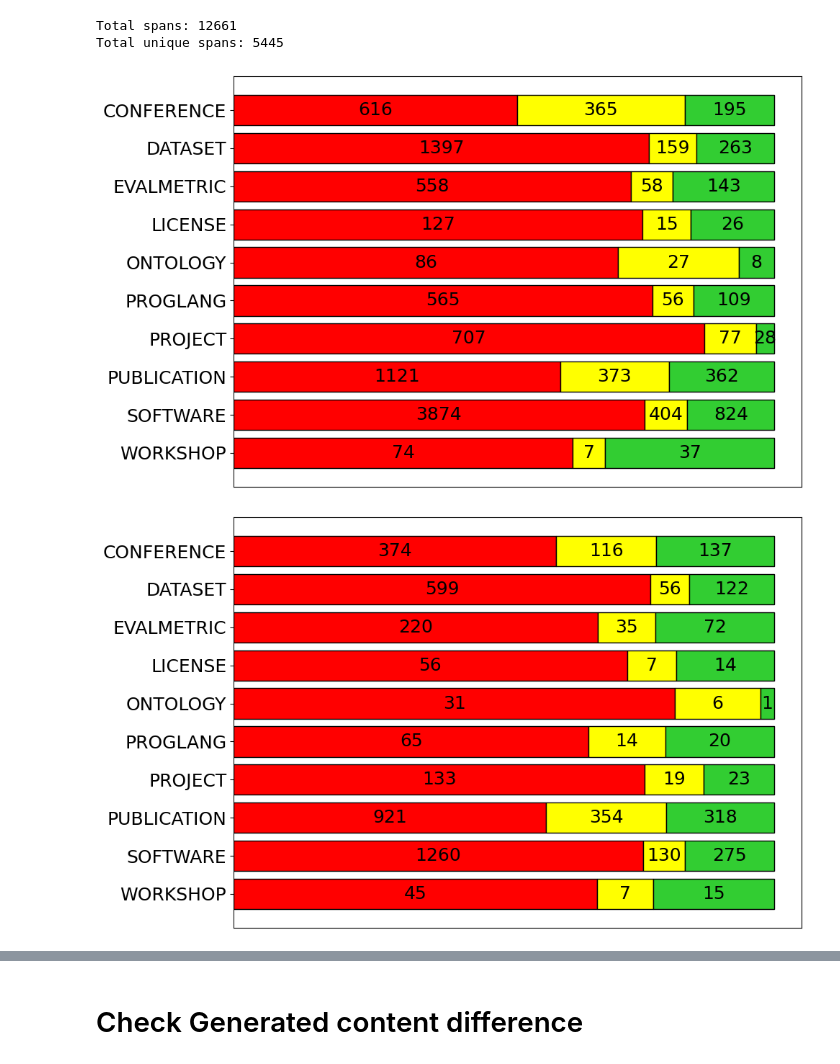
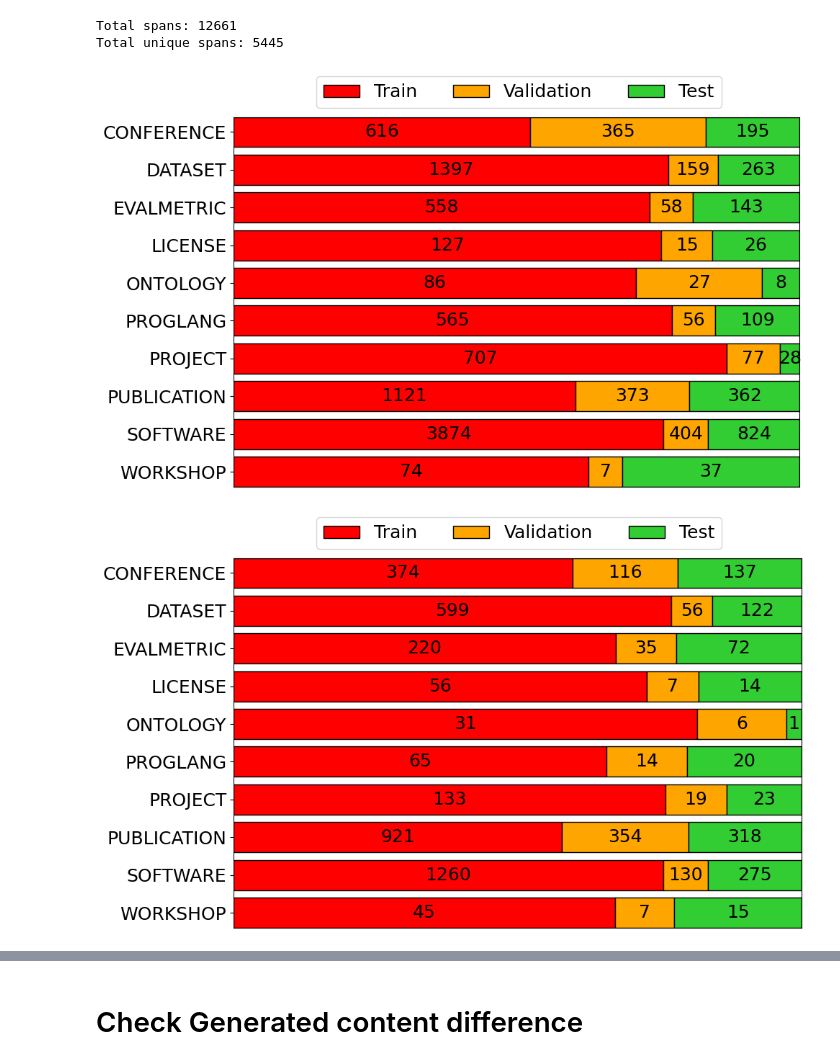
Before and after one commit to chenzongxiong/readme2kg-exp, a Jupyter notebook: dataset-stats.ipynb, the cells around one changed output, grey strips where cells are left out. Drawn from its saved outputs; the diff is of its cells as text; code cells hidden in the pictures.

```diff
--- a/dataset-stats.ipynb
+++ b/dataset-stats.ipynb
@@ -152,14 +152,17 @@ fig, ax = plt.subplots(figsize=(10, 6))
 y_pos = range(len(classes))
 
 # Bar colors
-colors = ['red', 'yellow', 'limegreen']
-
+colors = ['red', 'orange', 'limegreen']
 # Draw stacked horizontal bars
 for i, (train, val, test) in enumerate(values):
+  if i == 0:
+    ax.barh(i, train, color=colors[0], edgecolor='black', label='Train')
+    ax.barh(i, val, left=train, color=colors[1], edgecolor='black', label='Validation')
+    ax.barh(i, test, left=train + val, color=colors[2], edgecolor='black', label='Test')
+  else:
     ax.barh(i, train, color=colors[0], edgecolor='black')
     ax.barh(i, val, left=train, color=colors[1], edgecolor='black')
     ax.barh(i, test, left=train + val, color=colors[2], edgecolor='black')
-
 # Add text labels as percentages
 for i, (train, val, test) in enumerate(values):
     ax.text(train / 2, i, f"{raw_values[i][0]}", va='center', ha='center', fontsize=18, color='black')
@@ -169,21 +172,19 @@ for i, (train, val, test) in enumerate(values):
 # Formatting
 ax.set_yticks(y_pos)
 ax.set_yticklabels(classes, fontsize=18)
-ax.invert_yaxis()
 ax.xaxis.set_visible(False)
 
-# ax.set_xlim(0, 1)
-# ax.set_xlabel('Spans', fontsize=18)
-# ax.set_title('Text Span Distribution (Train / Val / Test)', fontsize=16)
-ax.tick_params(axis='x', labelsize=18)
-# Legend
-# patches = [plt.Rectangle((0, 0), 1, 1, color=c) for c in colors]
-# ax.legend(patches, ['Train', 'Val', 'Test'], loc='lower right', fontsize=14)
+ax.set_xlim(0, 1)
+ax.set_ylim(-0.4, len(classes)-0.6)
+ax.invert_yaxis()
+
+ax.legend(ncols=len(category_names), bbox_to_anchor=(0.13, 1),
+            loc='best', fontsize=18, frameon=True)
 
 plt.tight_layout()
-plt.savefig('span_distribution.png', dpi=300)
+plt.savefig('span_distribution.pdf', dpi=300)
 # %% [output]
-[figure, old version]
+[figure, new version]
 # %%
 import matplotlib.pyplot as plt
 
@@ -213,38 +214,50 @@ fig, ax = plt.subplots(figsize=(10, 6))
 y_pos = range(len(classes))
 
 # Bar colors
-colors = ['red', 'yellow', 'limegreen']
+colors = ['red', 'orange', 'limegreen']
 
 # Draw stacked horizontal bars
 for i, (train, val, test) in enumerate(values):
+  if i == 0:
+    ax.barh(i, train, color=colors[0], edgecolor='black', label='Train')
+    ax.barh(i, val, left=train, color=colors[1], edgecolor='black', label='Validation')
+    ax.barh(i, test, left=train + val, color=colors[2], edgecolor='black', label='Test')
+  else:
     ax.barh(i, train, color=colors[0], edgecolor='black')
     ax.barh(i, val, left=train, color=colors[1], edgecolor='black')
     ax.barh(i, test, left=train + val, color=colors[2], edgecolor='black')
 
 # Add text labels as percentages
 for i, (train, val, test) in enumerate(values):
     ax.text(train / 2, i, f"{raw_values[i][0]}", va='center', ha='center', fontsize=18, color='black')
     ax.text(train + val / 2, i, f"{raw_values[i][1]}", va='center', ha='center', fontsize=18)
     ax.text(train + val + test / 2, i, f"{raw_values[i][2]}", va='center', ha='center', fontsize=18, color='black')
 
 # Formatting
 ax.set_yticks(y_pos)
 ax.set_yticklabels(classes, fontsize=18)
+# ax.invert_yaxis()
+# ax.set_xlim(0, 1)
+
+ax.set_xlim(0, 1)
+ax.set_ylim(-0.4, len(classes)-0.6)
 ax.invert_yaxis()
-# ax.set_xlim(0, 1)
+
 # ax.set_xlabel('Spans', fontsize=18)
 # ax.set_title('Text Span Distribution (Train / Val / Test)', fontsize=16)
 ax.tick_params(axis='x', labelsize=14)
 ax.xaxis.set_visible(False)
 
 # Legend
 # patches = [plt.Rectangle((0, 0), 1, 1, color=c) for c in colors]
 # ax.legend(patches, ['Train', 'Val', 'Test'], loc='lower right', fontsize=14)
 
+ax.legend(ncols=len(category_names), bbox_to_anchor=(0.13, 1),
+            loc='best', fontsize=18)
 plt.tight_layout()
-plt.savefig('unique_span_distribution.png', dpi=300)
+plt.savefig('unique_span_distribution.pdf', dpi=300)
 # %% [output]
-[figure, old version]
+[figure, new version]
 # %%
 train_files = [x for x in train_data_dir.rglob("*.tsv")]
 val_files  = [x for x in val_data_dir.rglob("*.tsv")]
```
Also changed, not shown: parts of 2 cells of this notebook, 5 other files.
